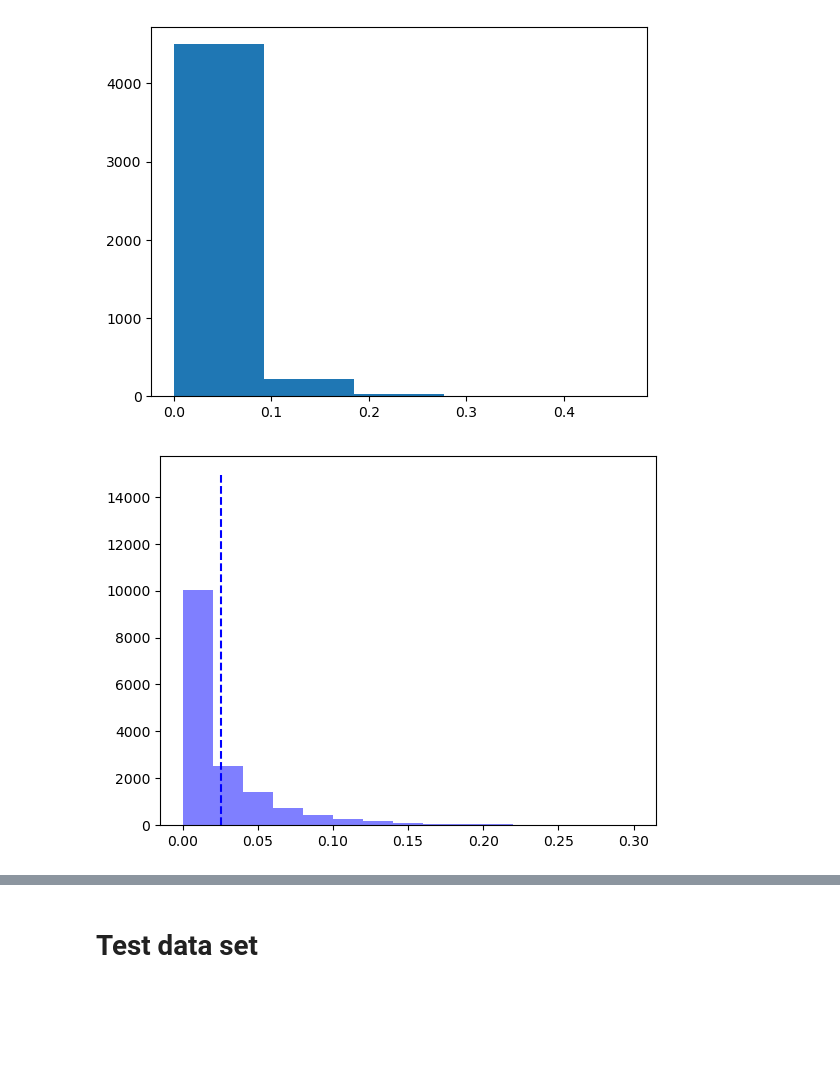
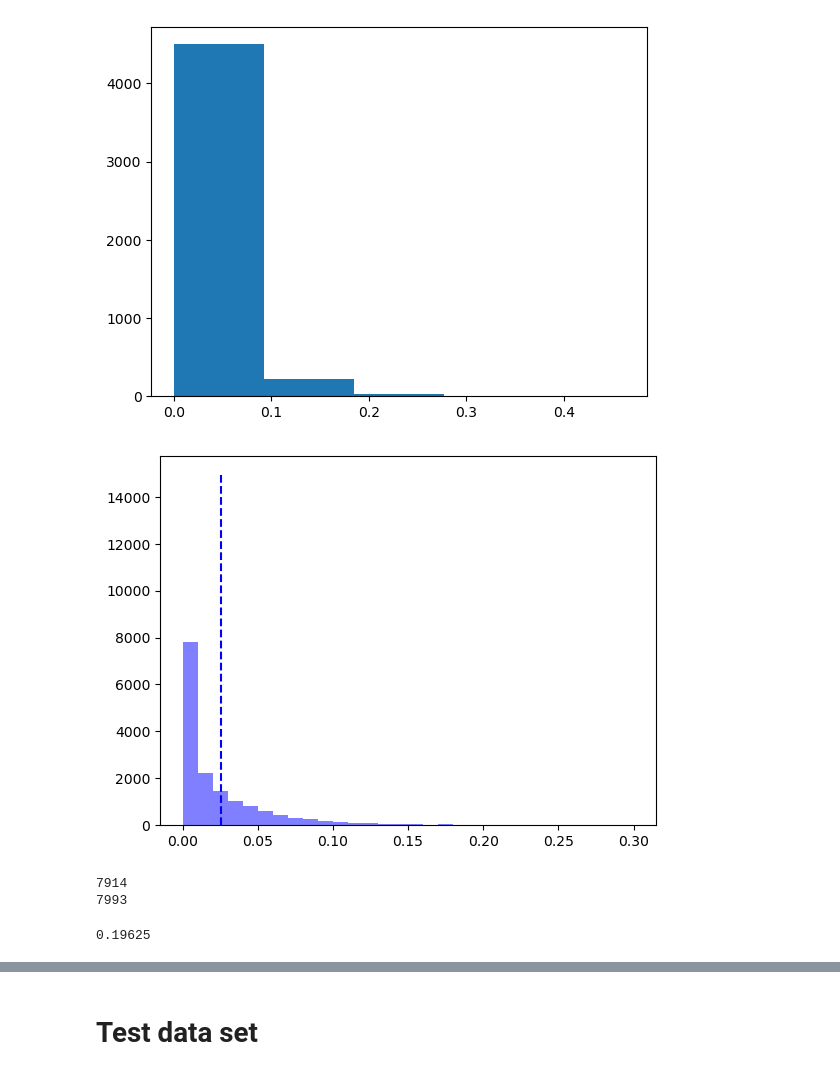
Before and after one commit to TimEngelmann/future-deforestation, a Jupyter notebook: notebooks/data_splitting.ipynb, the cells around one changed output, grey strips where cells are left out. Drawn from its saved outputs; the diff is of its cells as text; code cells hidden in the pictures; blank space fills up the shorter version.

```diff
--- a/notebooks/data_splitting.ipynb
+++ b/notebooks/data_splitting.ipynb
@@ -395,10 +395,20 @@ plt.show()
 # %%
 all_points = np.vstack([train_data_points, val_data_points, dropped_data_points])
 targets = all_points[:,-1]
-plt.hist(targets, alpha=0.5, bins=np.linspace(0,0.3,16), color='blue')
+plt.hist(targets, alpha=0.5, bins=np.linspace(0,0.3,31), color='blue')
 plt.vlines(targets.mean(), 0, 15000, color='blue', linestyles='--')
 # plt.hist(predictions, alpha=0.5, bins=np.linspace(0,0.3,16), color='orange')
 # plt.vlines(predictions.mean(), 0, 15000, color='orange', linestyles='--')
 plt.show()
 # %% [output]
-[figure, old version]
+[figure, new version]
+# %%
+print(np.count_nonzero(targets > 0.01))
+print(np.count_nonzero(targets <= 0.01))
+# %% [output]
+7914
+7993
+# %%
+np.percentile(targets,99)
+# %% [output]
+0.19625
```
Also changed, not shown: parts of 9 cells of this notebook, 3 other files.
